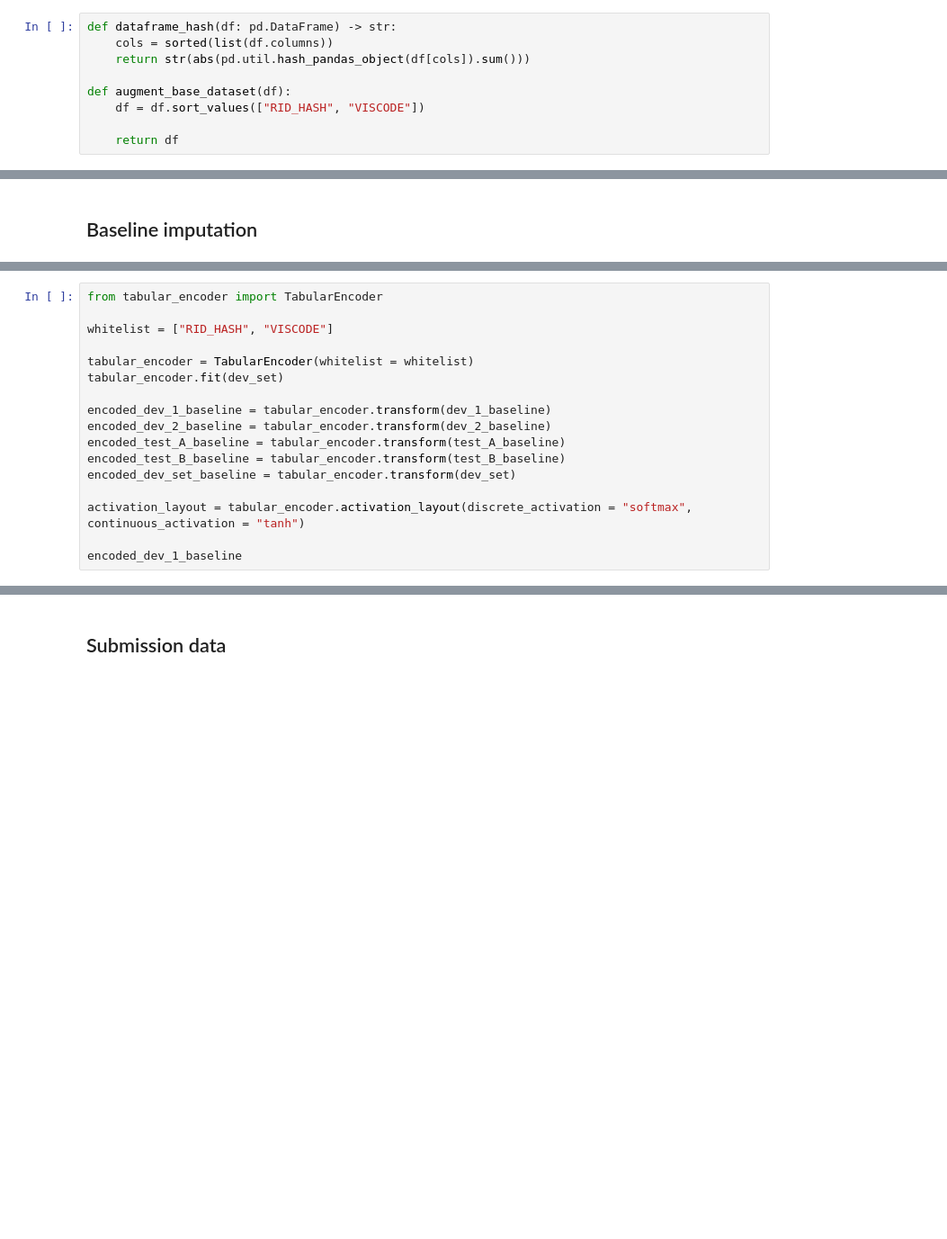
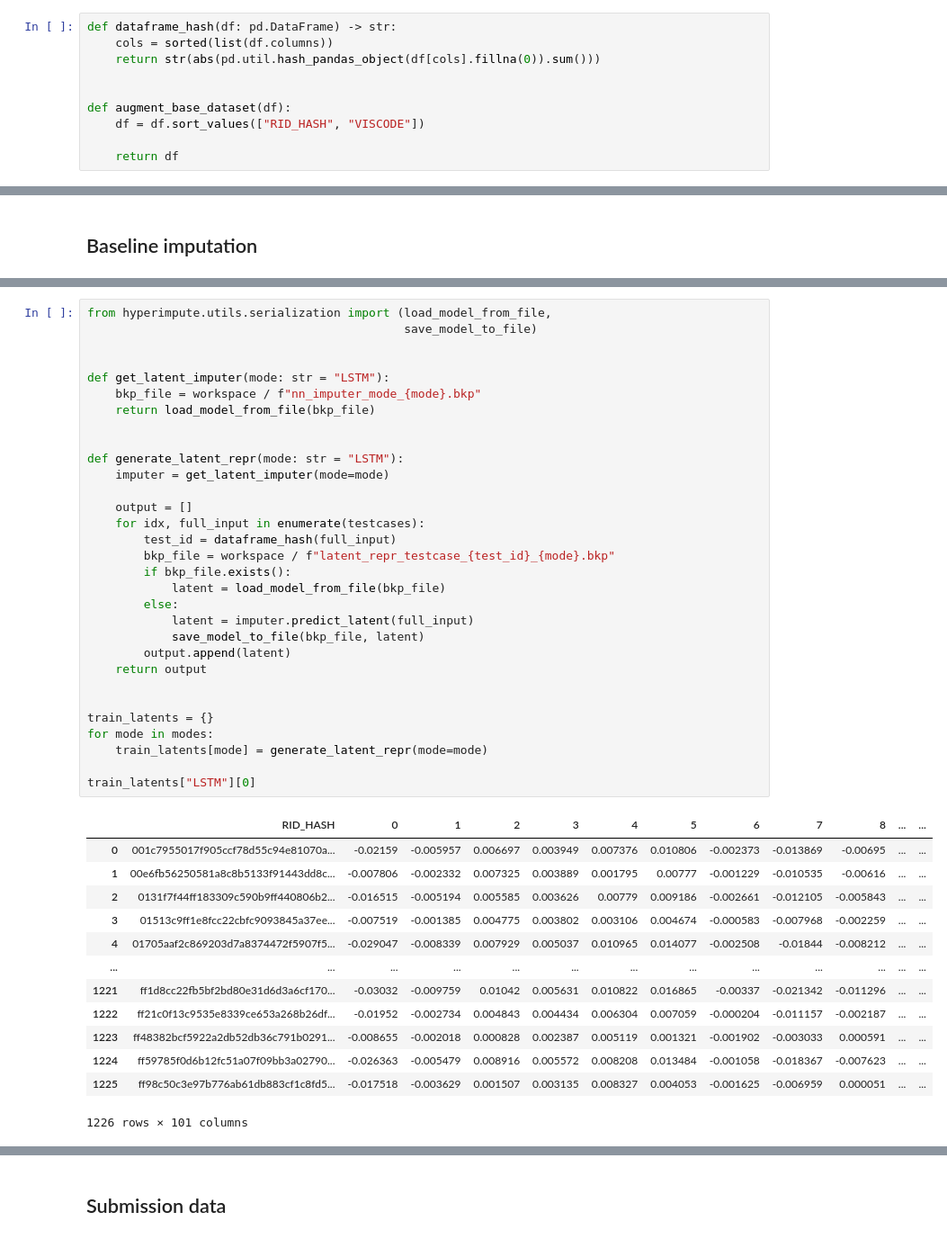
Before and after one commit to bcebere/genentech-404-challenge, a Jupyter notebook: explore_score_take7.ipynb, the cells around one changed output, grey strips where cells are left out. Shown at 90% size. Drawn from its saved outputs; the diff is of its cells as text; blank space fills up the shorter version.

```diff
--- a/explore_score_take7.ipynb
+++ b/explore_score_take7.ipynb
@@ -24,7 +24,8 @@ changelog = f"ffill_catlimit{cat_limit}"
 # %%
 def dataframe_hash(df: pd.DataFrame) -> str:
     cols = sorted(list(df.columns))
-    return str(abs(pd.util.hash_pandas_object(df[cols]).sum()))
+    return str(abs(pd.util.hash_pandas_object(df[cols].fillna(0)).sum()))
+
 
 def augment_base_dataset(df):
     df = df.sort_values(["RID_HASH", "VISCODE"])
@@ -453,17 +544,0 @@ dev_1_mask
-# %%
-from tabular_encoder import TabularEncoder
-
-whitelist = ["RID_HASH", "VISCODE"]
-
-tabular_encoder = TabularEncoder(whitelist = whitelist)
-tabular_encoder.fit(dev_set)
-
-encoded_dev_1_baseline = tabular_encoder.transform(dev_1_baseline)
-encoded_dev_2_baseline = tabular_encoder.transform(dev_2_baseline)
-encoded_test_A_baseline = tabular_encoder.transform(test_A_baseline)
-encoded_test_B_baseline = tabular_encoder.transform(test_B_baseline)
-encoded_dev_set_baseline = tabular_encoder.transform(dev_set)
-
-activation_layout = tabular_encoder.activation_layout(discrete_activation = "softmax", continuous_activation = "tanh")
-
-encoded_dev_1_baseline
@@ -556,0 +713,45 @@ preds
+# %%
+from hyperimpute.utils.serialization import (load_model_from_file,
+                                             save_model_to_file)
+
+
+def get_latent_imputer(mode: str = "LSTM"):
+    bkp_file = workspace / f"nn_imputer_mode_{mode}.bkp"
+    return load_model_from_file(bkp_file)
+
+
+def generate_latent_repr(mode: str = "LSTM"):
+    imputer = get_latent_imputer(mode=mode)
+
+    output = []
+    for idx, full_input in enumerate(testcases):
+        test_id = dataframe_hash(full_input)
+        bkp_file = workspace / f"latent_repr_testcase_{test_id}_{mode}.bkp"
+        if bkp_file.exists():
+            latent = load_model_from_file(bkp_file)
+        else:
+            latent = imputer.predict_latent(full_input)
+            save_model_to_file(bkp_file, latent)
+        output.append(latent)
+    return output
+
+
+train_latents = {}
+for mode in modes:
+    train_latents[mode] = generate_latent_repr(mode=mode)
+
+train_latents["LSTM"][0]
+# %% [output]
+|  | RID_HASH | 0 | 1 | 2 | 3 | 4 | 5 | 6 | 7 | 8 | ... | ... |
+| 0 | 001c7955017f905ccf78d55c94e81070a... | -0.02159 | -0.005957 | 0.006697 | 0.003949 | 0.007376 | 0.010806 | -0.002373 | -0.013869 | -0.00695 | ... | ... |
+| 1 | 00e6fb56250581a8c8b5133f91443dd8c... | -0.007806 | -0.002332 | 0.007325 | 0.003889 | 0.001795 | 0.00777 | -0.001229 | -0.010535 | -0.00616 | ... | ... |
+| 2 | 0131f7f44ff183309c590b9ff440806b2... | -0.016515 | -0.005194 | 0.005585 | 0.003626 | 0.00779 | 0.009186 | -0.002661 | -0.012105 | -0.005843 | ... | ... |
+| 3 | 01513c9ff1e8fcc22cbfc9093845a37ee... | -0.007519 | -0.001385 | 0.004775 | 0.003802 | 0.003106 | 0.004674 | -0.000583 | -0.007968 | -0.002259 | ... | ... |
+| 4 | 01705aaf2c869203d7a8374472f5907f5... | -0.029047 | -0.008339 | 0.007929 | 0.005037 | 0.010965 | 0.014077 | -0.002508 | -0.01844 | -0.008212 | ... | ... |
+| ... | ... | ... | ... | ... | ... | ... | ... | ... | ... | ... | ... | ... |
+| 1221 | ff1d8cc22fb5bf2bd80e31d6d3a6cf170... | -0.03032 | -0.009759 | 0.01042 | 0.005631 | 0.010822 | 0.016865 | -0.00337 | -0.021342 | -0.011296 | ... | ... |
+| 1222 | ff21c0f13c9535e8339ce653a268b26df... | -0.01952 | -0.002734 | 0.004843 | 0.004434 | 0.006304 | 0.007059 | -0.000204 | -0.011157 | -0.002187 | ... | ... |
+| 1223 | ff48382bcf5922a2db52db36c791b0291... | -0.008655 | -0.002018 | 0.000828 | 0.002387 | 0.005119 | 0.001321 | -0.001902 | -0.003033 | 0.000591 | ... | ... |
+| 1224 | ff59785f0d6b12fc51a07f09bb3a02790... | -0.026363 | -0.005479 | 0.008916 | 0.005572 | 0.008208 | 0.013484 | -0.001058 | -0.018367 | -0.007623 | ... | ... |
+| 1225 | ff98c50c3e97b776ab61db883cf1c8fd5... | -0.017518 | -0.003629 | 0.001507 | 0.003135 | 0.008327 | 0.004053 | -0.001625 | -0.006959 | 0.000051 | ... | ... |
+1226 rows × 101 columns
```
Also changed, not shown: parts of 36 cells of this notebook, 2 other files.
